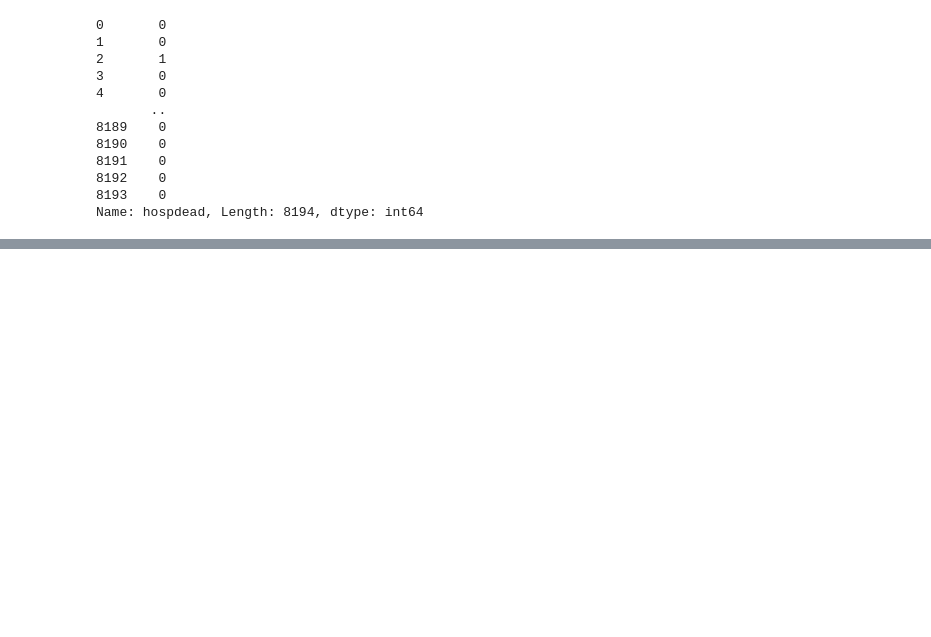
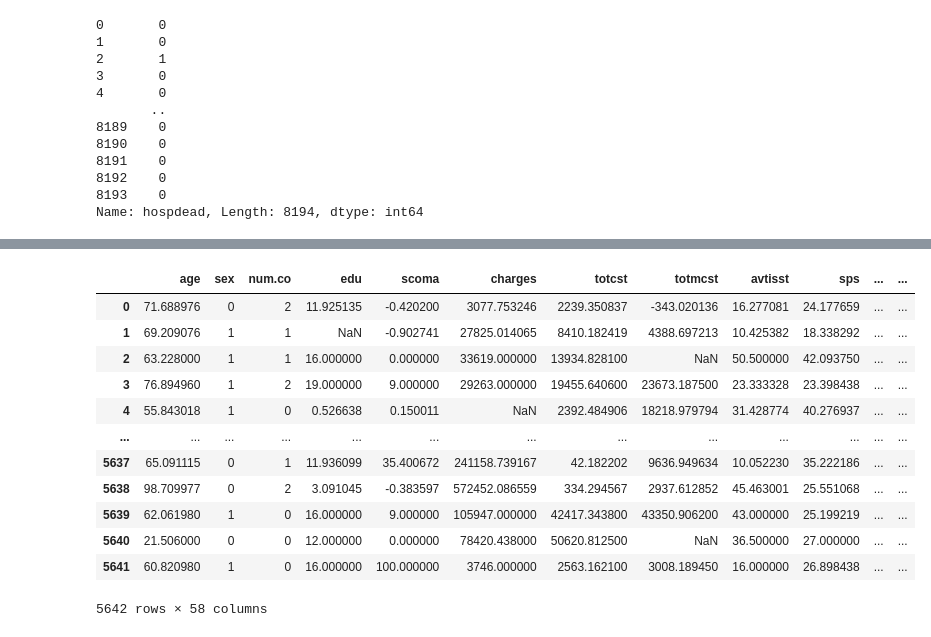
Before and after one commit to MH0386/death_predictor, a Jupyter notebook: death_predictor.ipynb, the cells around one changed output, grey strips where cells are left out. Saved outputs shown, nothing was run; the diff lists cells and outputs as text; code cells hidden in the pictures; blank space fills up the shorter version.

```diff
--- a/death_predictor.ipynb
+++ b/death_predictor.ipynb
@@ -49,9 +55,10 @@ username_train_data = train_data[COLUMN_NAME]
 username_test_data = test_data[COLUMN_NAME]
 
 train_data.sex = train_data.sex.replace({'male': 1, 'female': 0})
+test_data.sex = test_data.sex.replace({'male': 1, 'female': 0})
 train_data.edu = np.array(train_data.edu).astype('float64')
 
-x_train = train_data.drop(['hospdead', COLUMN_NAME], axis=1)
-x_test = test_data.drop([COLUMN_NAME], axis=1)
-x_train = train_data.drop(['race'], axis=1)
-x_test = test_data.drop(['race'], axis=1)
+x_train = train_data.drop(['hospdead', COLUMN_NAME], axis=1, inplace=True)
+x_test = test_data.drop([COLUMN_NAME], axis=1, inplace=True)
+x_train = train_data.drop(['race'], axis=1, inplace=True)
+x_test = test_data.drop(['race'], axis=1, inplace=True)
@@ -211,0 +198,18 @@ epoch:  999  loss:  3709895966720.0
+# %%
+x_test = pd.get_dummies(test_data)
+# %%
+x_test
+# %% [output]
+|  | age | sex | num.co | edu | scoma | charges | totcst | totmcst | avtisst | sps | ... | ... |
+| 0 | 71.688976 | 0 | 2 | 11.925135 | -0.420200 | 3077.753246 | 2239.350837 | -343.020136 | 16.277081 | 24.177659 | ... | ... |
+| 1 | 69.209076 | 1 | 1 | NaN | -0.902741 | 27825.014065 | 8410.182419 | 4388.697213 | 10.425382 | 18.338292 | ... | ... |
+| 2 | 63.228000 | 1 | 1 | 16.000000 | 0.000000 | 33619.000000 | 13934.828100 | NaN | 50.500000 | 42.093750 | ... | ... |
+| 3 | 76.894960 | 1 | 2 | 19.000000 | 9.000000 | 29263.000000 | 19455.640600 | 23673.187500 | 23.333328 | 23.398438 | ... | ... |
+| 4 | 55.843018 | 1 | 0 | 0.526638 | 0.150011 | NaN | 2392.484906 | 18218.979794 | 31.428774 | 40.276937 | ... | ... |
+| ... | ... | ... | ... | ... | ... | ... | ... | ... | ... | ... | ... | ... |
+| 5637 | 65.091115 | 0 | 1 | 11.936099 | 35.400672 | 241158.739167 | 42.182202 | 9636.949634 | 10.052230 | 35.222186 | ... | ... |
+| 5638 | 98.709977 | 0 | 2 | 3.091045 | -0.383597 | 572452.086559 | 334.294567 | 2937.612852 | 45.463001 | 25.551068 | ... | ... |
+| 5639 | 62.061980 | 1 | 0 | 16.000000 | 9.000000 | 105947.000000 | 42417.343800 | 43350.906200 | 43.000000 | 25.199219 | ... | ... |
+| 5640 | 21.506000 | 0 | 0 | 12.000000 | 0.000000 | 78420.438000 | 50620.812500 | NaN | 36.500000 | 27.000000 | ... | ... |
+| 5641 | 60.820980 | 1 | 0 | 16.000000 | 100.000000 | 3746.000000 | 2563.162100 | 3008.189450 | 16.000000 | 26.898438 | ... | ... |
+5642 rows × 58 columns
```
Also changed, not shown: parts of 25 cells of this notebook.
